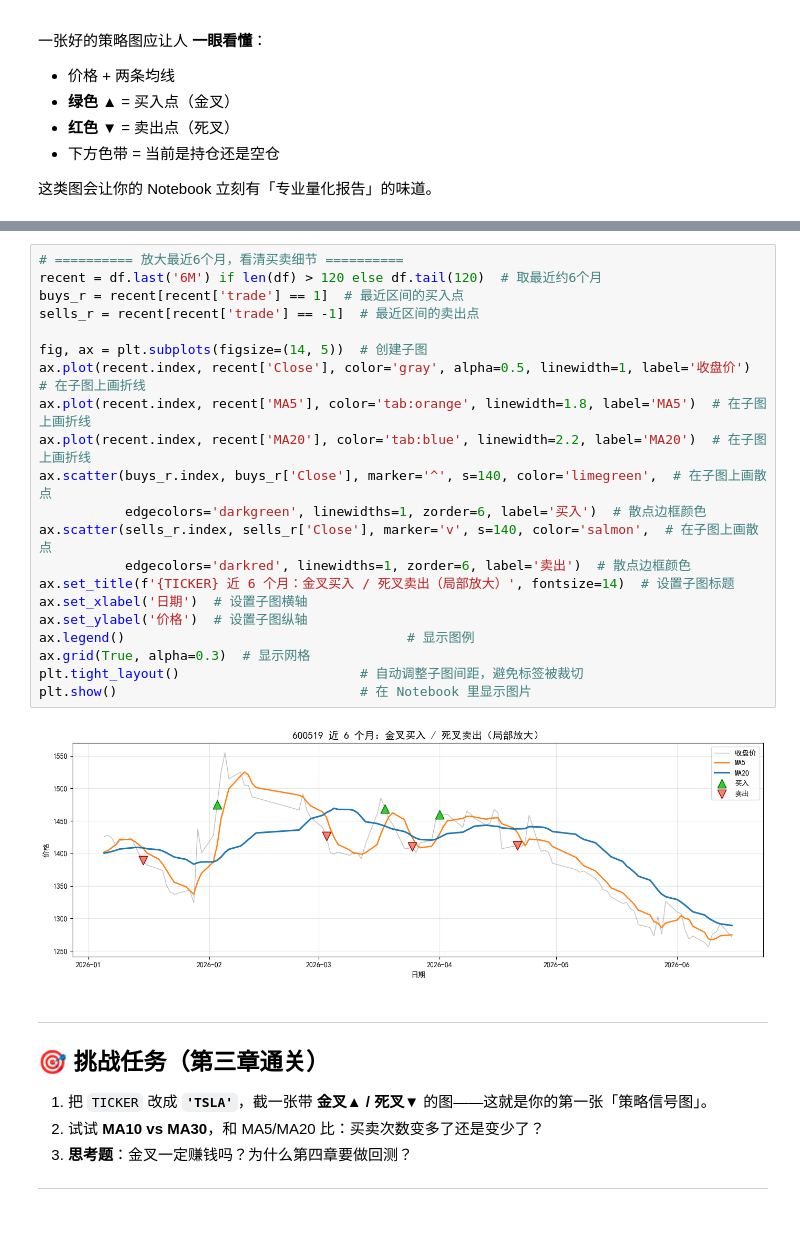
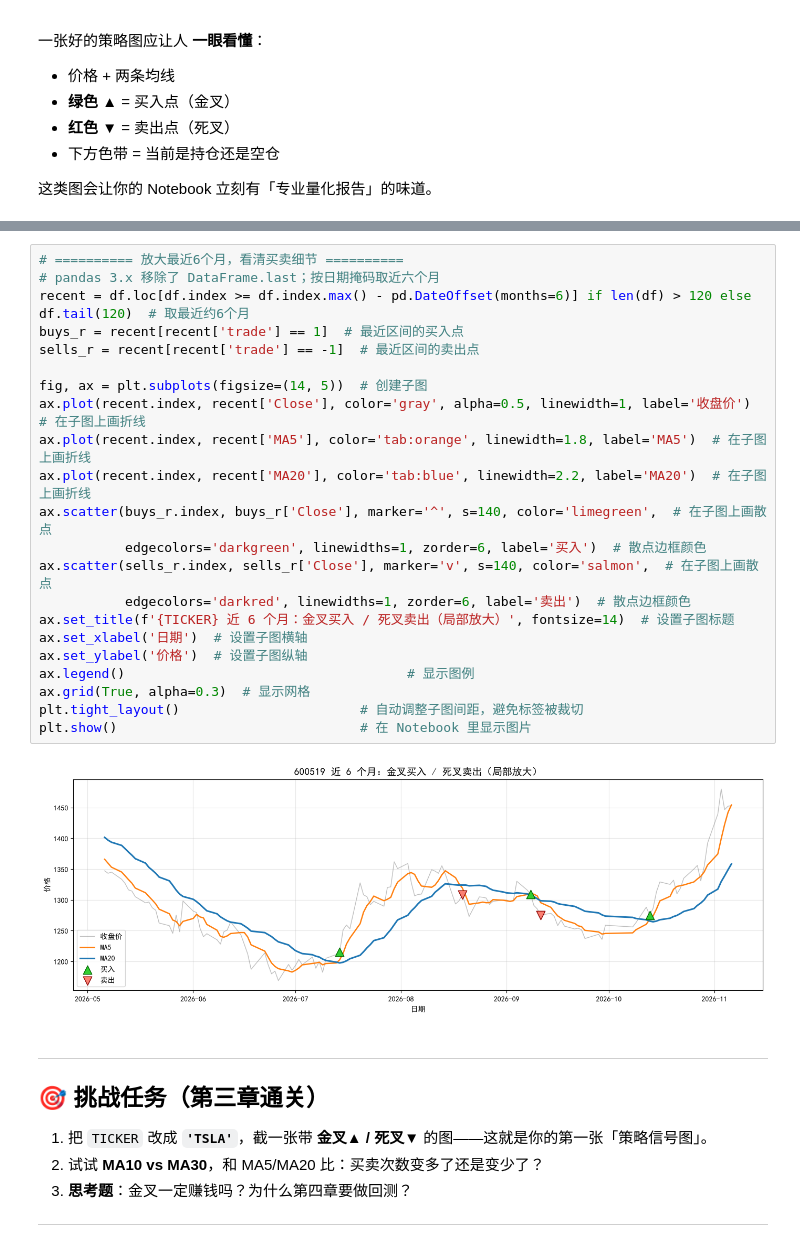
Before and after one commit to Clement-xi/GitHub-Learning-Notes, a Jupyter notebook: Chapter-03/code/03_移动平均线策略.ipynb, the cells around one changed output, grey strips where cells are left out. Drawn from its saved outputs; the diff is of its cells as text.

```diff
--- a/Chapter-03/code/03_移动平均线策略.ipynb
+++ b/Chapter-03/code/03_移动平均线策略.ipynb
@@ -424,26 +417,27 @@ plt.show()                               # 在 Notebook 里显示图片
 # %%
 # ========== 放大最近6个月，看清买卖细节 ==========
-recent = df.last('6M') if len(df) > 120 else df.tail(120)  # 取最近约6个月
+# pandas 3.x 移除了 DataFrame.last；按日期掩码取近六个月
+recent = df.loc[df.index >= df.index.max() - pd.DateOffset(months=6)] if len(df) > 120 else df.tail(120)  # 取最近约6个月
 buys_r = recent[recent['trade'] == 1]  # 最近区间的买入点
 sells_r = recent[recent['trade'] == -1]  # 最近区间的卖出点
 
 fig, ax = plt.subplots(figsize=(14, 5))  # 创建子图
 ax.plot(recent.index, recent['Close'], color='gray', alpha=0.5, linewidth=1, label='收盘价')  # 在子图上画折线
 ax.plot(recent.index, recent['MA5'], color='tab:orange', linewidth=1.8, label='MA5')  # 在子图上画折线
 ax.plot(recent.index, recent['MA20'], color='tab:blue', linewidth=2.2, label='MA20')  # 在子图上画折线
 ax.scatter(buys_r.index, buys_r['Close'], marker='^', s=140, color='limegreen',  # 在子图上画散点
            edgecolors='darkgreen', linewidths=1, zorder=6, label='买入')  # 散点边框颜色
 ax.scatter(sells_r.index, sells_r['Close'], marker='v', s=140, color='salmon',  # 在子图上画散点
            edgecolors='darkred', linewidths=1, zorder=6, label='卖出')  # 散点边框颜色
 ax.set_title(f'{TICKER} 近 6 个月：金叉买入 / 死叉卖出（局部放大）', fontsize=14)  # 设置子图标题
 ax.set_xlabel('日期')  # 设置子图横轴
 ax.set_ylabel('价格')  # 设置子图纵轴
 ax.legend()                                    # 显示图例
 ax.grid(True, alpha=0.3)  # 显示网格
 plt.tight_layout()                       # 自动调整子图间距，避免标签被裁切
 plt.show()                               # 在 Notebook 里显示图片
 # %% [output]
-[figure, old version]
+[figure, new version]
 # %% [markdown]
 ---
 
```
Also changed, not shown: parts of 12 cells of this notebook, 6 other files.
